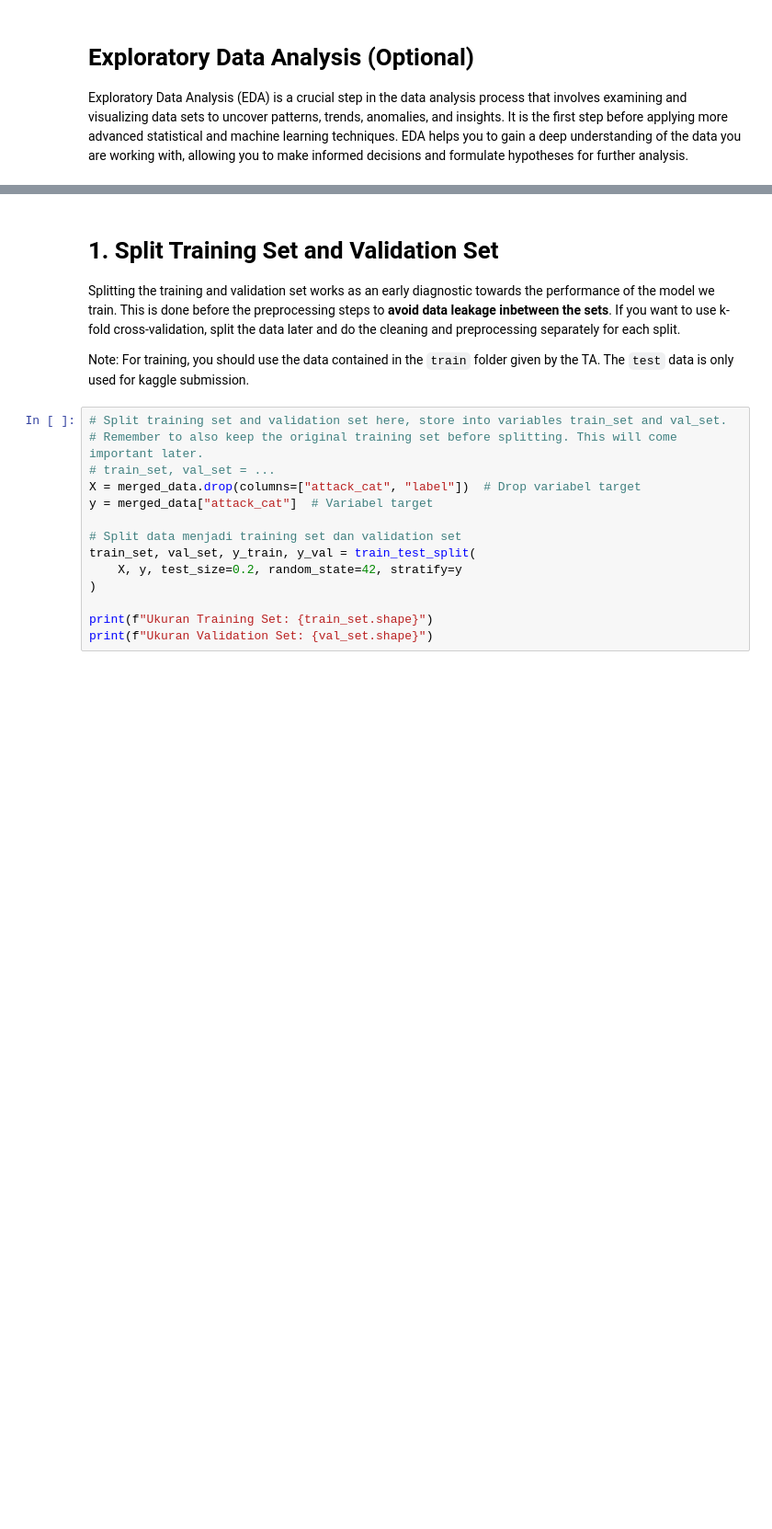
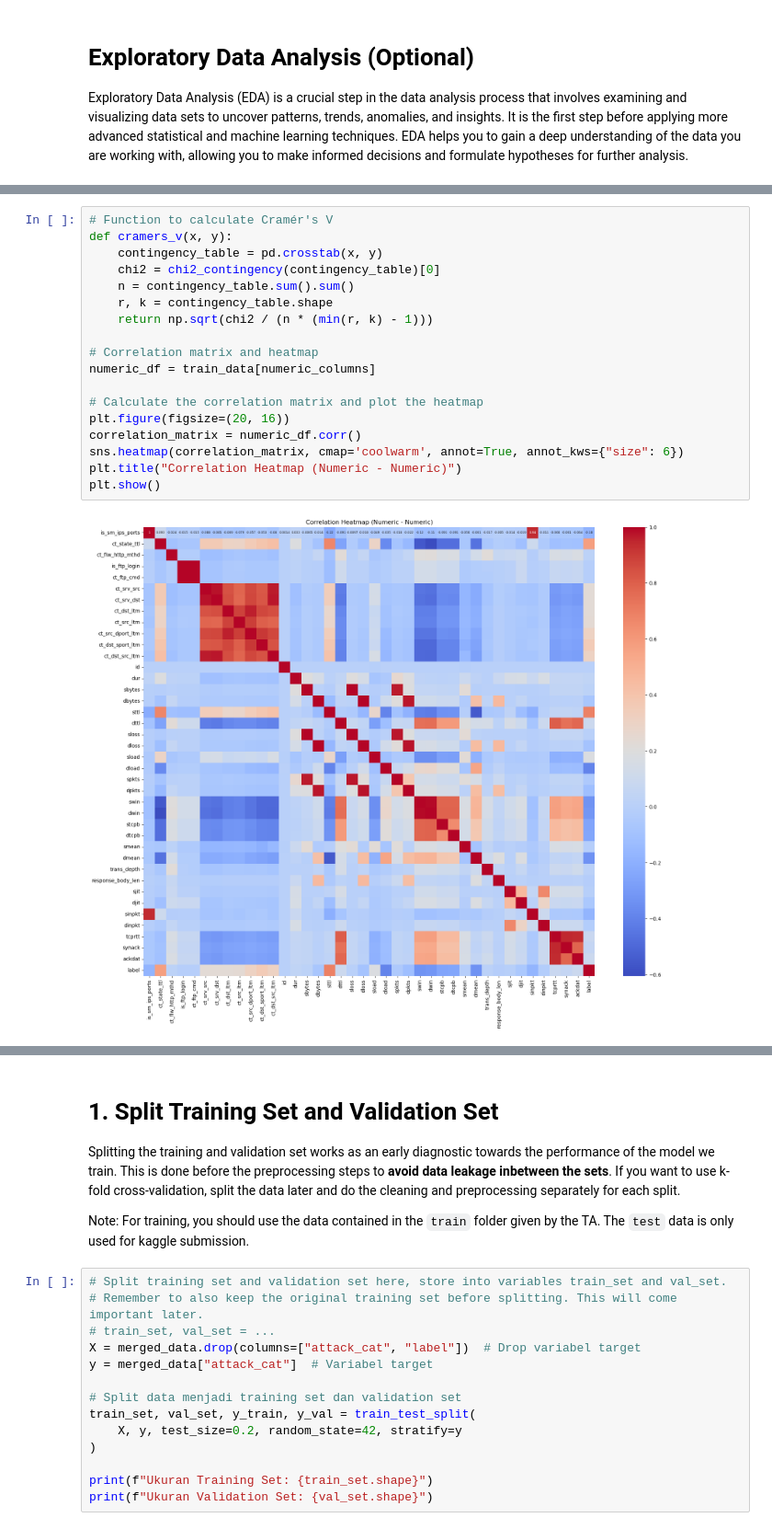
Before and after one commit to zultopia/Tubes2-IF3170-Kelompok10, a Jupyter notebook: src/IF3170 Artificial Intelligence _ Tugas Besar 2 Notebook Template.ipynb, the cells around one changed output, grey strips where cells are left out. Shown at 92% size. Cells and saved outputs as stored; diff of their text form; blank space fills up the shorter version.

```diff
--- a/src/IF3170 Artificial Intelligence _ Tugas Besar 2 Notebook Template.ipynb
+++ b/src/IF3170 Artificial Intelligence _ Tugas Besar 2 Notebook Template.ipynb
@@ -134,0 +305,20 @@ dtype: int64
+# %%
+# Function to calculate Cramér's V
+def cramers_v(x, y):
+    contingency_table = pd.crosstab(x, y)
+    chi2 = chi2_contingency(contingency_table)[0]
+    n = contingency_table.sum().sum()
+    r, k = contingency_table.shape
+    return np.sqrt(chi2 / (n * (min(r, k) - 1)))
+
+# Correlation matrix and heatmap
+numeric_df = train_data[numeric_columns]
+
+# Calculate the correlation matrix and plot the heatmap
+plt.figure(figsize=(20, 16))
+correlation_matrix = numeric_df.corr()
+sns.heatmap(correlation_matrix, cmap='coolwarm', annot=True, annot_kws={"size": 6})
+plt.title("Correlation Heatmap (Numeric - Numeric)")
+plt.show()
+# %% [output]
+[figure, added]
```
Also changed, not shown: parts of 21 cells of this notebook.
